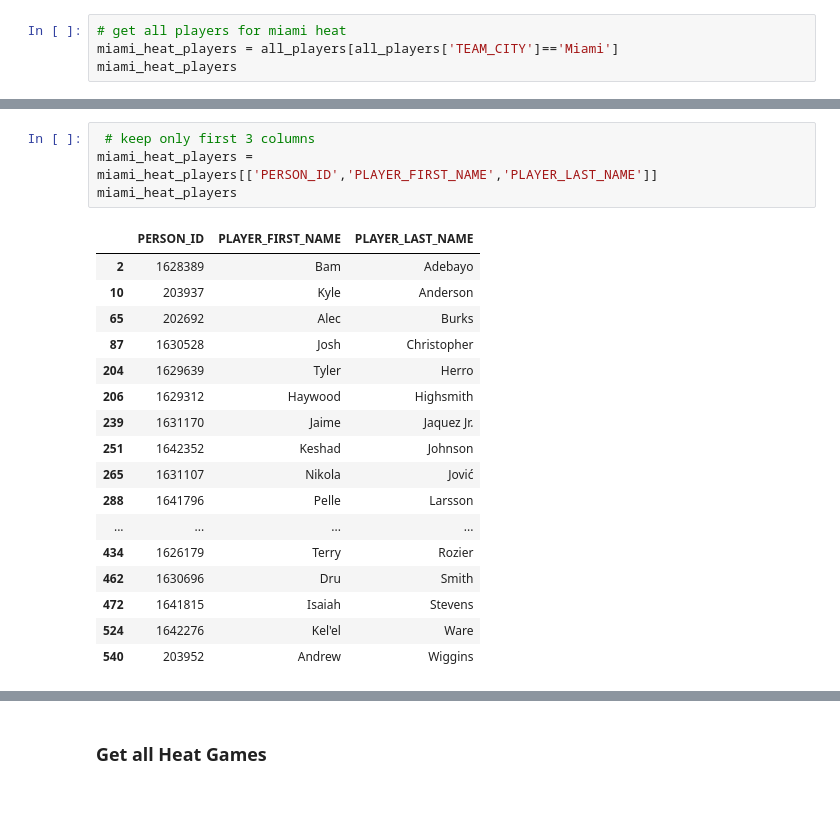
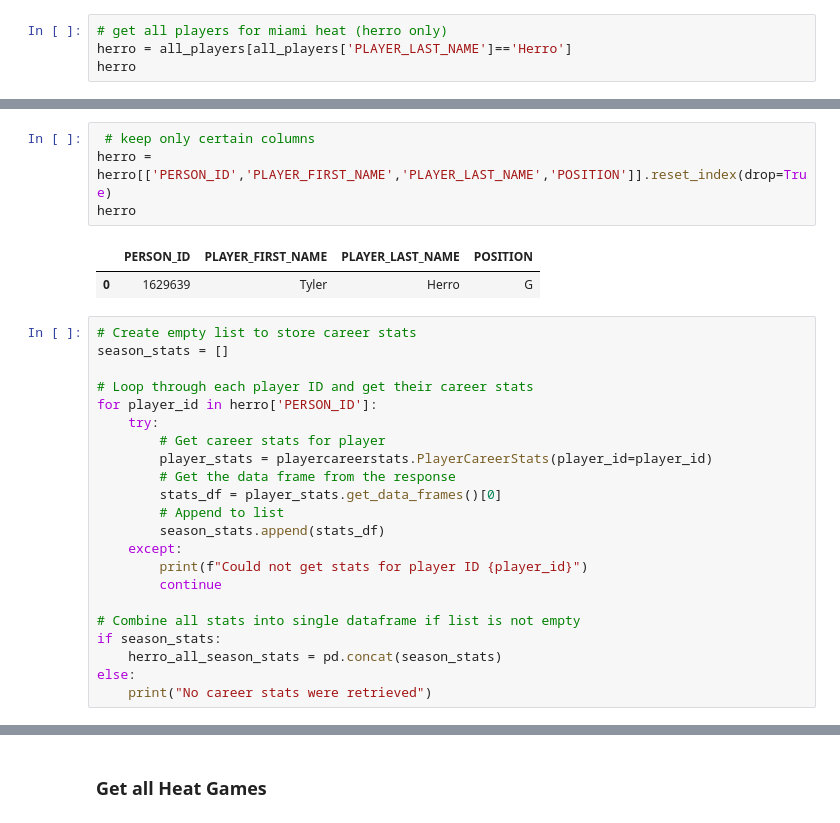
Before and after one commit to jochennn/player-prop-predictions, a Jupyter notebook: miami_heat_player_prop_predicting.ipynb, the cells around one changed output, grey strips where cells are left out. Drawn from its saved outputs; the diff is of its cells as text.

```diff
--- a/miami_heat_player_prop_predicting.ipynb
+++ b/miami_heat_player_prop_predicting.ipynb
@@ -47,6 +66,6 @@ all_players
 # %%
-# get all players for miami heat
-miami_heat_players = all_players[all_players['TEAM_CITY']=='Miami']
-miami_heat_players
+# get all players for miami heat (herro only)
+herro = all_players[all_players['PLAYER_LAST_NAME']=='Herro']
+herro
 # %% [output]
 |  | PERSON_ID | PLAYER_LAST_NAME | PLAYER_FIRST_NAME | PLAYER_SLUG | TEAM_ID | TEAM_SLUG | IS_DEFUNCT | ... |
@@ -70,22 +74,29 @@ miami_heat_players
 # %%
- # keep only first 3 columns
-miami_heat_players = miami_heat_players[['PERSON_ID','PLAYER_FIRST_NAME','PLAYER_LAST_NAME']]
-miami_heat_players
+ # keep only certain columns
+herro = herro[['PERSON_ID','PLAYER_FIRST_NAME','PLAYER_LAST_NAME','POSITION']].reset_index(drop=True)
+herro
 # %% [output]
-|  | PERSON_ID | PLAYER_FIRST_NAME | PLAYER_LAST_NAME |
-| 2 | 1628389 | Bam | Adebayo |
-| 10 | 203937 | Kyle | Anderson |
-| 65 | 202692 | Alec | Burks |
-| 87 | 1630528 | Josh | Christopher |
-| 204 | 1629639 | Tyler | Herro |
-| 206 | 1629312 | Haywood | Highsmith |
-| 239 | 1631170 | Jaime | Jaquez Jr. |
-| 251 | 1642352 | Keshad | Johnson |
-| 265 | 1631107 | Nikola | Jović |
-| 288 | 1641796 | Pelle | Larsson |
-| ... | ... | ... | ... |
-| 434 | 1626179 | Terry | Rozier |
-| 462 | 1630696 | Dru | Smith |
-| 472 | 1641815 | Isaiah | Stevens |
-| 524 | 1642276 | Kel'el | Ware |
-| 540 | 203952 | Andrew | Wiggins |
+|  | PERSON_ID | PLAYER_FIRST_NAME | PLAYER_LAST_NAME | POSITION |
+| 0 | 1629639 | Tyler | Herro | G |
+# %%
+# Create empty list to store career stats
+season_stats = []
+
+# Loop through each player ID and get their career stats
+for player_id in herro['PERSON_ID']:
+    try:
+        # Get career stats for player
+        player_stats = playercareerstats.PlayerCareerStats(player_id=player_id)
+        # Get the data frame from the response
+        stats_df = player_stats.get_data_frames()[0]
+        # Append to list
+        season_stats.append(stats_df)
+    except:
+        print(f"Could not get stats for player ID {player_id}")
+        continue
+
+# Combine all stats into single dataframe if list is not empty
+if season_stats:
+    herro_all_season_stats = pd.concat(season_stats)
+else:
+    print("No career stats were retrieved")
```
Also changed, not shown: parts of 26 cells of this notebook.
